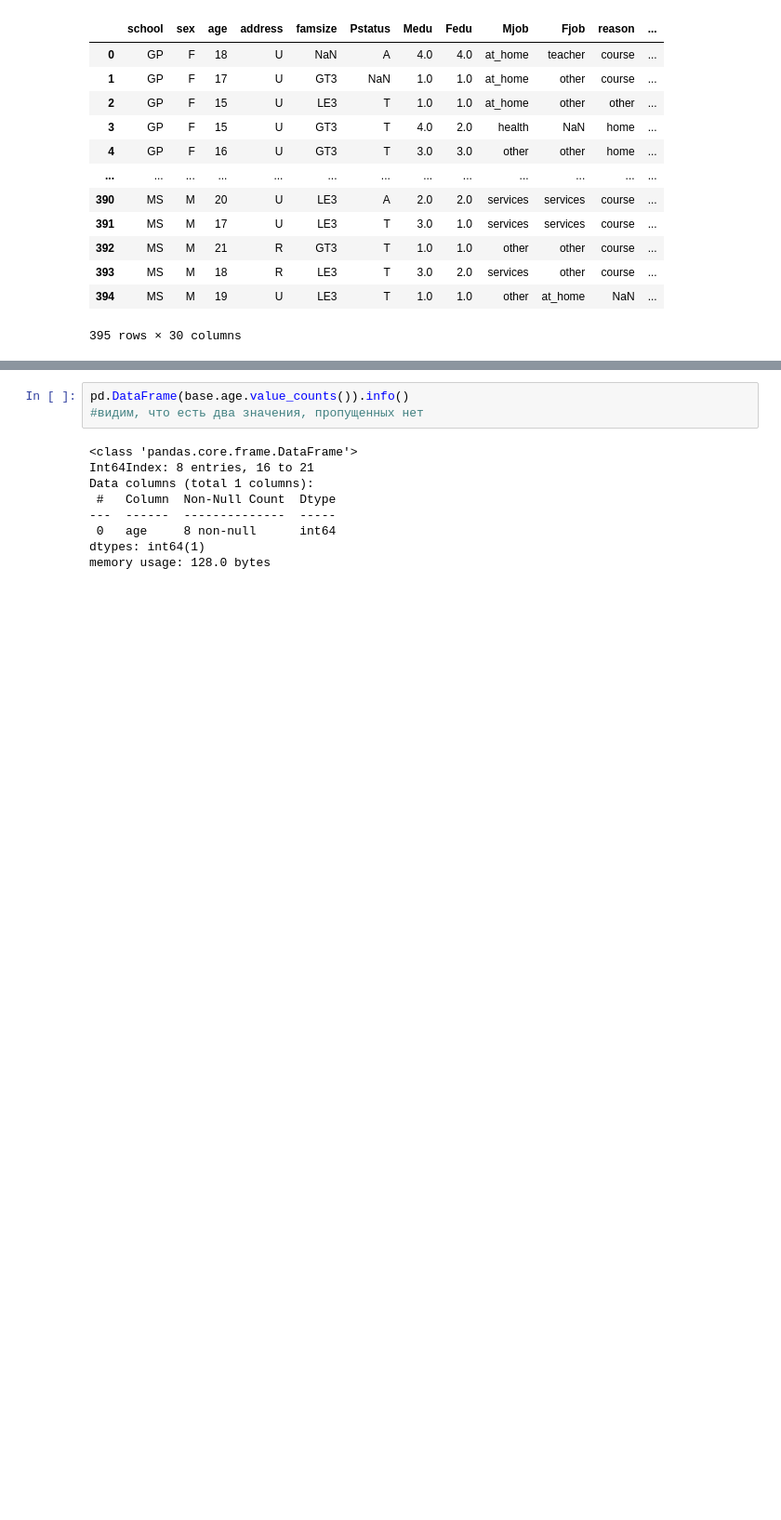
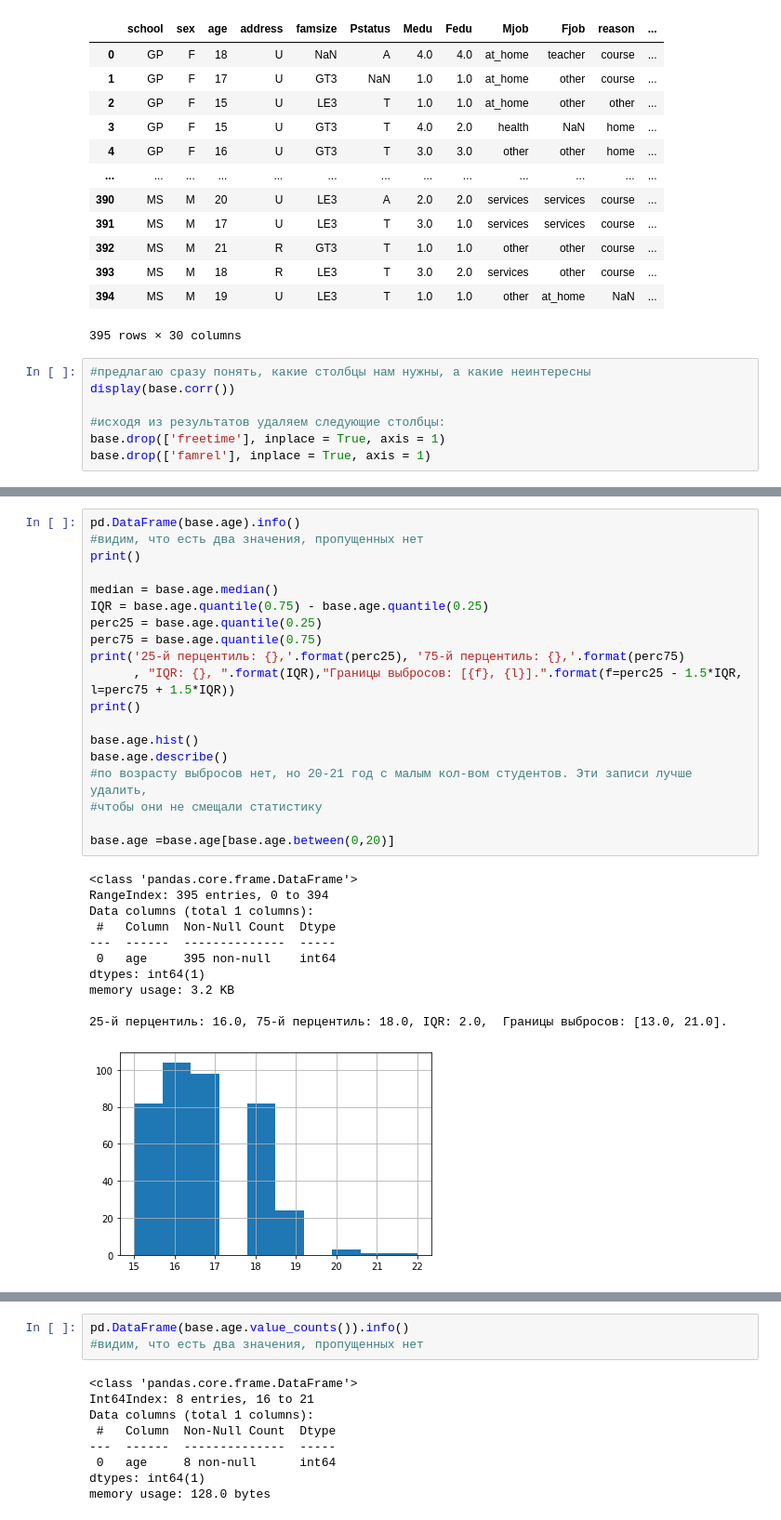
Before and after one commit to yasckevich/module_02, a Jupyter notebook: Untitled5.ipynb, the cells around one changed output, grey strips where cells are left out. Shown at 93% size. Drawn from its saved outputs; the diff is of its cells as text; blank space fills up the shorter version.

```diff
--- a/Untitled5.ipynb
+++ b/Untitled5.ipynb
@@ -24,3 +24,10 @@ base
 | 393 | MS | M | 18 | R | LE3 | T | 3.0 | 2.0 | services | other | course | ... |
 | 394 | MS | M | 19 | U | LE3 | T | 1.0 | 1.0 | other | at_home | NaN | ... |
 395 rows × 30 columns
+# %%
+#предлагаю сразу понять, какие столбцы нам нужны, а какие неинтересны
+display(base.corr())
+
+#исходя из результатов удаляем следующие столбцы:
+base.drop(['freetime'], inplace = True, axis = 1)
+base.drop(['famrel'], inplace = True, axis = 1)
@@ -26,0 +67,31 @@ base
+# %%
+pd.DataFrame(base.age).info()
+#видим, что есть два значения, пропущенных нет
+print()
+
+median = base.age.median()
+IQR = base.age.quantile(0.75) - base.age.quantile(0.25)
+perc25 = base.age.quantile(0.25)
+perc75 = base.age.quantile(0.75)
+print('25-й перцентиль: {},'.format(perc25), '75-й перцентиль: {},'.format(perc75)
+      , "IQR: {}, ".format(IQR),"Границы выбросов: [{f}, {l}].".format(f=perc25 - 1.5*IQR, l=perc75 + 1.5*IQR))
+print()
+
+base.age.hist()
+base.age.describe()
+#по возрасту выбросов нет, но 20-21 год с малым кол-вом студентов. Эти записи лучше удалить,
+#чтобы они не смещали статистику
+
+base.age =base.age[base.age.between(0,20)]
+# %% [output]
+<class 'pandas.core.frame.DataFrame'>
+RangeIndex: 395 entries, 0 to 394
+Data columns (total 1 columns):
+ #   Column  Non-Null Count  Dtype
+---  ------  --------------  -----
+ 0   age     395 non-null    int64
+dtypes: int64(1)
+memory usage: 3.2 KB
+
+25-й перцентиль: 16.0, 75-й перцентиль: 18.0, IQR: 2.0,  Границы выбросов: [13.0, 21.0].
+[figure, added]
```
Also changed, not shown: parts of 10 cells of this notebook.
